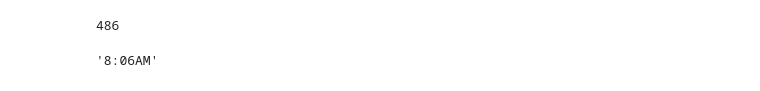
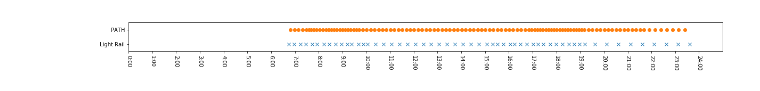
Before and after one commit to davidmasse/blog-lightrail-path, a Jupyter notebook: Untitled.ipynb, the cells around one changed output. Saved outputs shown, nothing was run; the diff lists cells and outputs as text; code cells hidden in the pictures.

Commit message:
added two key graphs

```diff
--- a/Untitled.ipynb
+++ b/Untitled.ipynb
@@ -8,4 +12,4 @@ path = df.PATH_arrival_Hoboken_weekday
 # %%
 lightrail = df.lightrail_departure_Hoboken_weekday
 # %%
-lightrail.d`ropna(inplace = True)
+lightrail.dropna(inplace = True)
@@ -83,4 +35,4 @@ def lr_time_to_int(time_string):
 def int_to_time_string(integ):
     hour = integ // 60
     minute = integ % 60
-    return str(hour) + ':' + str(minute)
+    return str(hour) + ':' + (str(minute) if minute > 9 else '0' + str(minute))
@@ -155,8 +46,16 @@ Name: lightrail_departure_Hoboken_weekday, dtype: int64
-# %%
-path_time_to_int(path[10])
-# %% [output]
-486
-# %%
-path[10]
-# %% [output]
-'8:06AM'
+# %%
+val1 = 0.
+val2 = 1.
+int_ticks = np.arange(0,1500, 60)
+time_ticks = [int_to_time_string(i) for i in int_ticks]
+# this is the value where you want the data to appear on the y-axis.
+pp.figure(figsize=(20,1))
+pp.plot(lr_ints, np.zeros_like(lr_ints) + val1, 'x')
+pp.plot(path_ints + 5, np.zeros_like(path_ints) + val2, 'o')
+pp.xticks(int_ticks, time_ticks, rotation = -90)
+pp.yticks([0, 1], ['Light Rail', 'PATH'])
+pp.ylim(val1 - 0.5, val2 + 0.5)
+pp.xlim(0, 1500)
+pp.show()
+# %% [output]
+[figure, added]
```
Also changed, not shown: parts of 15 cells of this notebook, 1 other file.
